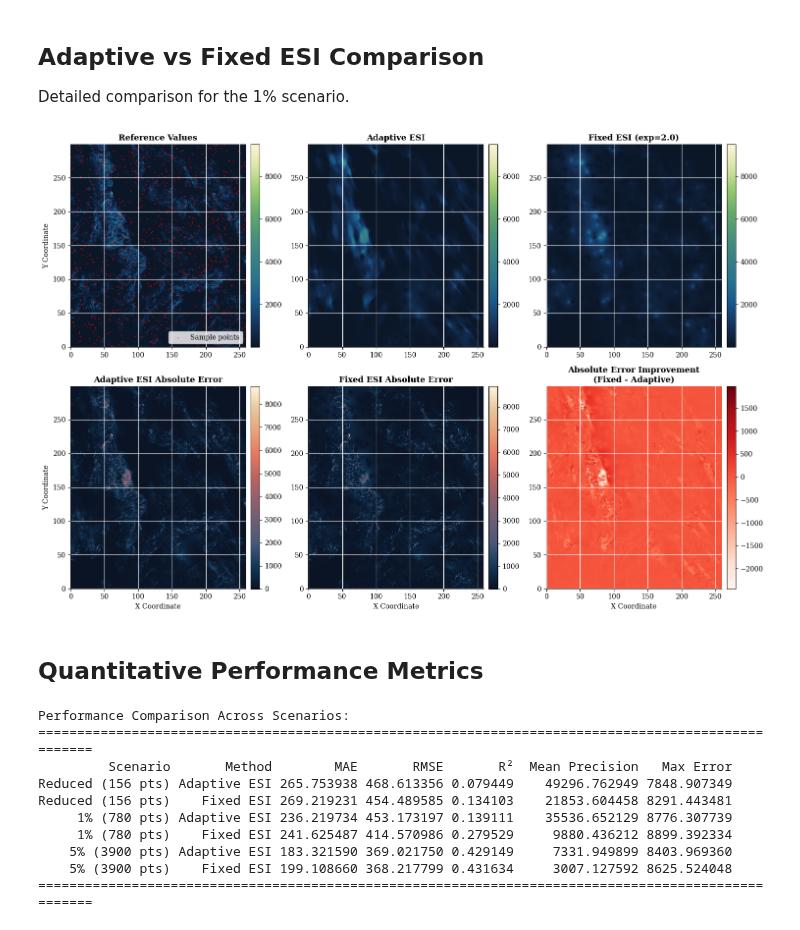
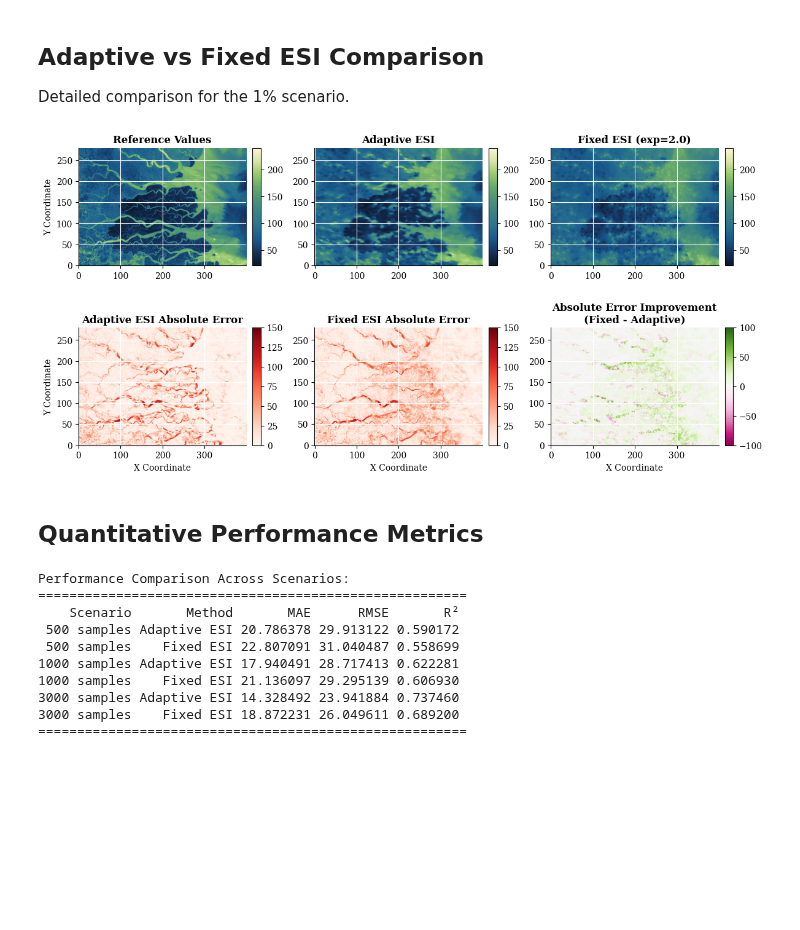
Before and after one commit to alges/spatialize-examples, a Jupyter notebook: examples/esi_implementations/adaptive_esi_2d.ipynb, the cells around one changed output. Cells and saved outputs as stored; diff of their text form; code cells hidden in the pictures; blank space fills up the shorter version.

```diff
--- a/examples/esi_implementations/adaptive_esi_2d.ipynb
+++ b/examples/esi_implementations/adaptive_esi_2d.ipynb
@@ -49,7 +60,5 @@ Let's visualize the complete reference water level data across the study area.
 # %%
-extent = [ref_data['X'].min(), ref_data['X'].max(),
-          ref_data['Y'].min(), ref_data['Y'].max()]
-
+# We'll use spatialize's PlotStyle environment for easy formatting
 with PlotStyle(theme='publication', cmap='navia') as style:
     fig, ax = plt.subplots(figsize=(8, 7))
 
@@ -64,7 +73,7 @@ with PlotStyle(theme='publication', cmap='navia') as style:
 
     ax.set_xlabel('X Coordinate', fontsize=11)
     ax.set_ylabel('Y Coordinate', fontsize=11)
-    ax.set_title('Reference Water Level Map', fontsize=12, fontweight='bold')
+    ax.set_title('Reference Image', fontsize=12, fontweight='bold')
 
     plt.tight_layout()
     plt.show()
@@ -172,6 +187,7 @@ for name, sample_data in samples.items():
         values=sample_data['values'],
         xi=xi,
         local_interpolator="adaptiveidw",
+        parallelize=True,
         p_process="mondrian",
         n_partitions=100,
         alpha=0.7
@@ -223,8 +239,8 @@ for name, sample_data in samples.items():
         xi=xi,
         local_interpolator="idw",
         p_process="mondrian",
-        n_partitions=200,
-        alpha=0.8,
+        n_partitions=100,
+        alpha=0.7,
         exponent=2.0
     )
 
@@ -267,11 +283,7 @@ Now let's analyze the nongriddata results in detail across all scenarios.
 # %%
-fig, axes = plt.subplots(3, 3, figsize=(12, 12))
+with PlotStyle(theme='publication', cmap='navia', precision_cmap='lipari') as style:
+    fig, axes = plt.subplots(3, 3, figsize=(12, 8))
 
-# Common parameters
-scatter_size = 8
-alpha_val = 0.7
-
-with PlotStyle(theme='publication', cmap='navia', precision_cmap='lipari') as style:
     for col_idx, (name, result_data) in enumerate(results_adaptive.items()):
         # Row 0: Estimation
         plot_colormap_data(result_data['estimation'], xi_locations=xi,
@@ -288,7 +300,7 @@ with PlotStyle(theme='publication', cmap='navia', precision_cmap='lipari') as st
         plot_colormap_data(error, xi_locations=xi,
                            ax=axes[1, col_idx],
                            griddata=False, cmap='RdBu',
-                           vmin=-4000, vmax=4000
+                           vmin=-150, vmax=150,
                            )
 
         if col_idx == 0:
@@ -297,11 +309,12 @@ with PlotStyle(theme='publication', cmap='navia', precision_cmap='lipari') as st
         # Row 2: Precision
         plot_colormap_data(result_data['precision'], xi_locations=xi,
                            ax=axes[2, col_idx],
-                           griddata=False, cmap=style.precision_cmap)
+                           griddata=False, cmap=style.precision_cmap,
+                           vmin=0, vmax=4000)
 
         axes[2, col_idx].set_xlabel('X Coordinate', fontsize=10)
         if col_idx == 0:
-            axes[2, col_idx].set_ylabel('Precision', fontsize=11)
+            axes[2, col_idx].set_ylabel('Uncertainty', fontsize=11)
 
 plt.tight_layout()
 plt.show()
@@ -312,10 +325,10 @@ plt.show()
 
 Detailed comparison for the 1% scenario.
 # %%
-scenario_name = '1% (780 pts)'
+scenario_name = '3000 samples'
 
 with PlotStyle(theme='publication', cmap='navia', precision_cmap='lipari') as style:
-    fig, axes = plt.subplots(2, 3, figsize=(15, 10))
+    fig, axes = plt.subplots(2, 3, figsize=(12, 6))
 
     # Row 1: Reference, Adaptive, Fixed
     # Reference values
@@ -323,14 +336,8 @@ with PlotStyle(theme='publication', cmap='navia', precision_cmap='lipari') as st
                             ax=axes[0, 0],
                             griddata=False, cmap=style.cmap)
 
-    axes[0, 0].scatter(
-        samples[scenario_name]['points'][:, 0],
-        samples[scenario_name]['points'][:, 1],
-        s=1, color='red', alpha=0.5, label='Sample points'
-    )
     axes[0, 0].set_title('Reference Values', fontsize=12, fontweight='bold')
     axes[0, 0].set_ylabel('Y Coordinate', fontsize=10)
-    axes[0, 0].legend()
 
     # Adaptive ESI estimation
     plot_colormap_data(results_adaptive[scenario_name]['estimation'],
@@ -348,37 +355,38 @@ with PlotStyle(theme='publication', cmap='navia', precision_cmap='lipari') as st
 
     axes[0, 2].set_title('Fixed ESI (exp=2.0)', fontsize=12, fontweight='bold')
 
     # Row 2: Errors and Improvement
     # Adaptive error
     error_adaptive = np.abs(results_adaptive[scenario_name]['estimation'] - reference_values)
     plot_colormap_data(error_adaptive, xi_locations=xi,
-                       ax=axes[1,0], griddata=False, cmap=style.precision_cmap)
+                       ax=axes[1,0], griddata=False, cmap='Reds', vmax=150)
 
     axes[1, 0].set_title('Adaptive ESI Absolute Error', fontsize=12, fontweight='bold')
     axes[1, 0].set_xlabel('X Coordinate', fontsize=10)
     axes[1, 0].set_ylabel('Y Coordinate', fontsize=10)
 
     # Fixed error
     error_fixed = np.abs(results_fixed[scenario_name]['estimation'] - reference_values)
     plot_colormap_data(error_fixed, xi_locations=xi,
-                       ax=axes[1,1], griddata=False, cmap=style.precision_cmap)
+                       ax=axes[1,1], griddata=False, cmap='Reds', vmax=150)
 
     axes[1, 1].set_title('Fixed ESI Absolute Error', fontsize=12, fontweight='bold')
     axes[1, 1].set_xlabel('X Coordinate', fontsize=10)
 
     # Error improvement (Fixed - Adaptive)
     error_improvement = error_fixed - error_adaptive
 
     plot_colormap_data(error_improvement, xi_locations=xi,
-                       ax=axes[1,2], griddata=False, cmap='Reds')
+                       ax=axes[1,2], griddata=False, cmap='PiYG',
+                       vmin=-100, vmax=100)
 
     axes[1, 2].set_title('Absolute Error Improvement\n(Fixed - Adaptive)', fontsize=12, fontweight='bold')
     axes[1, 2].set_xlabel('X Coordinate', fontsize=10)
 
 plt.tight_layout()
 plt.show()
 # %% [output]
-[figure, old version]
+[figure, new version]
 # %% [markdown]
 ## Quantitative Performance Metrics
 # %%
@@ -397,9 +405,7 @@ for name in samples.keys():
         'Method': 'Adaptive ESI',
         'MAE': mean_absolute_error(reference_values, adaptive_est),
         'RMSE': np.sqrt(mean_squared_error(reference_values, adaptive_est)),
-        'R²': r2_score(reference_values, adaptive_est),
-        'Mean Precision': results_adaptive[name]['precision'].mean(),
-        'Max Error': np.abs(reference_values - adaptive_est).max()
+        'R²': r2_score(reference_values, adaptive_est)
     })
 
     # Fixed ESI metrics
@@ -408,28 +414,26 @@ for name in samples.keys():
         'Method': 'Fixed ESI',
         'MAE': mean_absolute_error(reference_values, fixed_est),
         'RMSE': np.sqrt(mean_squared_error(reference_values, fixed_est)),
-        'R²': r2_score(reference_values, fixed_est),
-        'Mean Precision': results_fixed[name]['precision'].mean(),
-        'Max Error': np.abs(reference_values - fixed_est).max()
+        'R²': r2_score(reference_values, fixed_est)
     })
 
 metrics_df = pd.DataFrame(metrics_data)
 
 print("\nPerformance Comparison Across Scenarios:")
-print("="*100)
+print("="*55)
 print(metrics_df.to_string(index=False))
-print("="*100)
+print("="*55)
 # %% [output]
 Performance Comparison Across Scenarios:
-====================================================================================================
-         Scenario       Method        MAE       RMSE       R²  Mean Precision   Max Error
-Reduced (156 pts) Adaptive ESI 265.753938 468.613356 0.079449    49296.762949 7848.907349
-Reduced (156 pts)    Fixed ESI 269.219231 454.489585 0.134103    21853.604458 8291.443481
-     1% (780 pts) Adaptive ESI 236.219734 453.173197 0.139111    35536.652129 8776.307739
-     1% (780 pts)    Fixed ESI 241.625487 414.570986 0.279529     9880.436212 8899.392334
-    5% (3900 pts) Adaptive ESI 183.321590 369.021750 0.429149     7331.949899 8403.969360
-    5% (3900 pts)    Fixed ESI 199.108660 368.217799 0.431634     3007.127592 8625.524048
-====================================================================================================
+=======================================================
+    Scenario       Method       MAE      RMSE       R²
+ 500 samples Adaptive ESI 20.786378 29.913122 0.590172
+ 500 samples    Fixed ESI 22.807091 31.040487 0.558699
+1000 samples Adaptive ESI 17.940491 28.717413 0.622281
+1000 samples    Fixed ESI 21.136097 29.295139 0.606930
+3000 samples Adaptive ESI 14.328492 23.941884 0.737460
+3000 samples    Fixed ESI 18.872231 26.049611 0.689200
+=======================================================
 # %% [markdown]
 ## Summary
 
```
Also changed, not shown: parts of 18 cells of this notebook, 1 other file.
